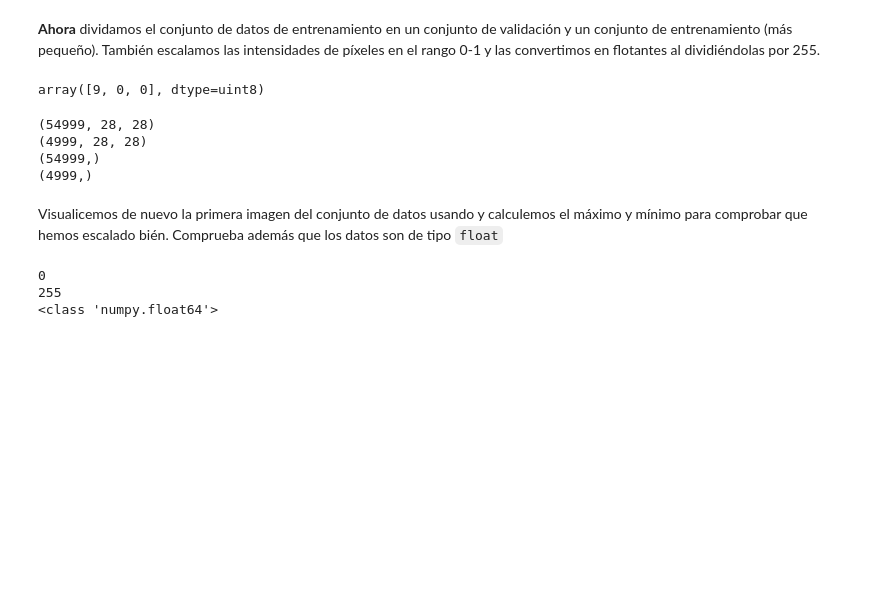
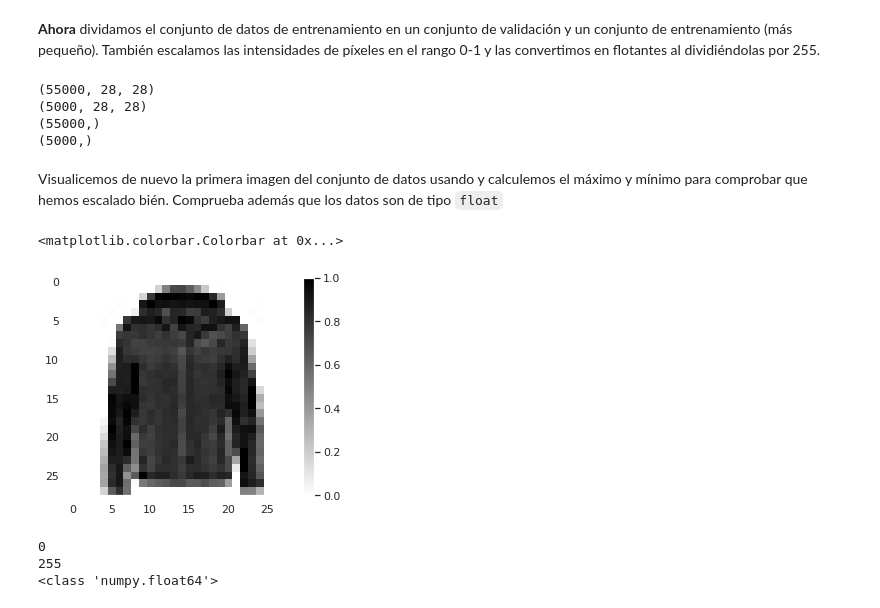
Before and after one commit to AlvaroUriel/idal_ia3, a Jupyter notebook: Classificador_fashion_MNIST.ipynb, the cells around one changed output. Saved outputs shown, nothing was run; the diff lists cells and outputs as text; code cells hidden in the pictures; blank space fills up the shorter version.

```diff
--- a/Classificador_fashion_MNIST.ipynb
+++ b/Classificador_fashion_MNIST.ipynb
@@ -64,23 +60,27 @@ Y_valid, Y_train
-# %%
-y_train_full[0:3]
-# %% [output]
-array([9, 0, 0], dtype=uint8)
 # %%
-X_train = X_train_full[0:55000-1,:,:]
+X_train = X_train_full[5000:60000,:,:]/255.0
 print(np.shape(X_train))
-X_valid = X_train_full[55000:60000-1,:,:]
+X_valid = X_train_full[0:5000,:,:]/255.0
 print(np.shape(X_valid))
-Y_train = y_train_full[0:55000-1]
+Y_train = y_train_full[5000:60000]
 print(np.shape(Y_train))
-Y_valid = y_train_full[55000:60000-1]
+Y_valid = y_train_full[0:5000]
 print(np.shape(Y_valid))
 # %% [output]
-(54999, 28, 28)
-(4999, 28, 28)
-(54999,)
-(4999,)
+(55000, 28, 28)
+(5000, 28, 28)
+(55000,)
+(5000,)
 # %% [markdown]
 Visualicemos de nuevo la primera imagen del conjunto de datos usando y calculemos el máximo y mínimo para comprobar que hemos escalado bién. Comprueba además que los datos son de tipo `float`
+# %%
+plt.imshow(X_train[0], cmap='binary', )
+plt.grid(None)
+plt.axes(None)
+plt.colorbar()
+# %% [output]
+<matplotlib.colorbar.Colorbar at 0x...>
+[figure, added]
 # %%
 # %% [output]
 0
```
Also changed, not shown: parts of 1 cell of this notebook.
